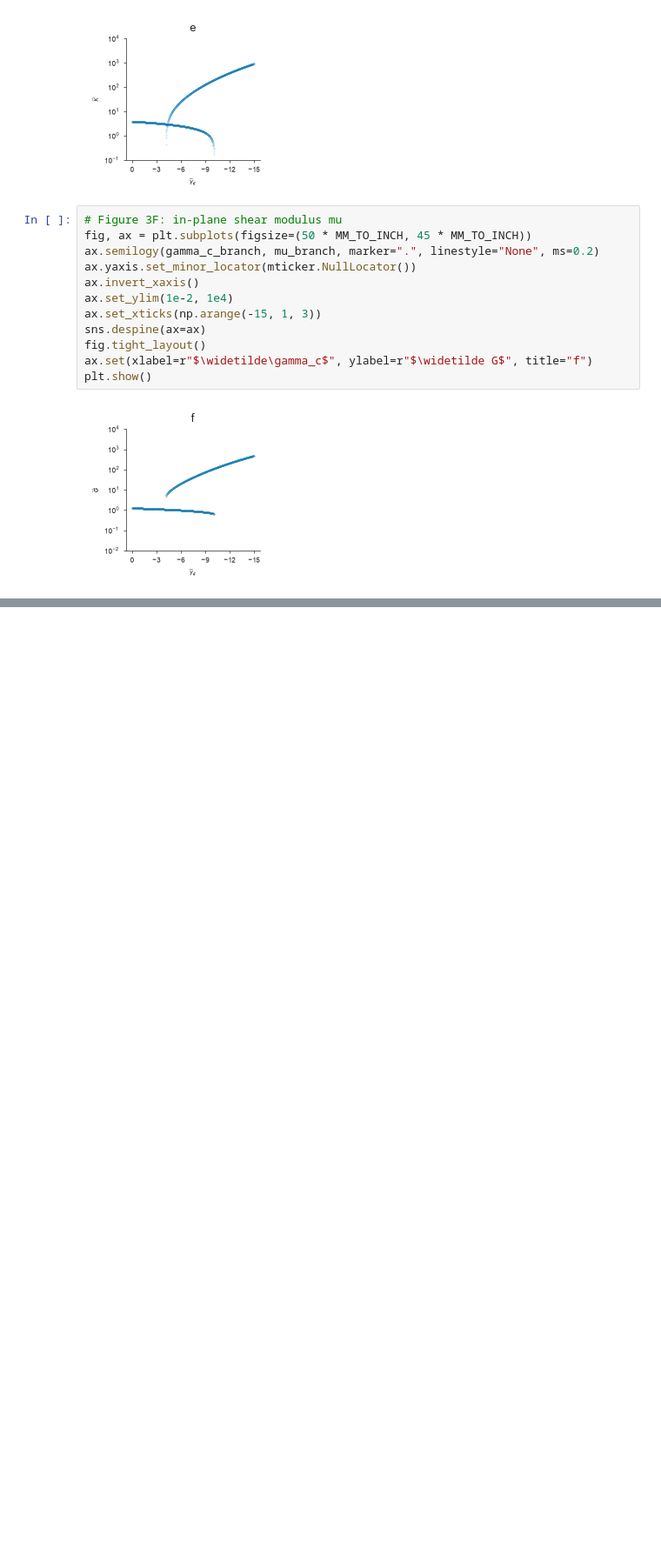
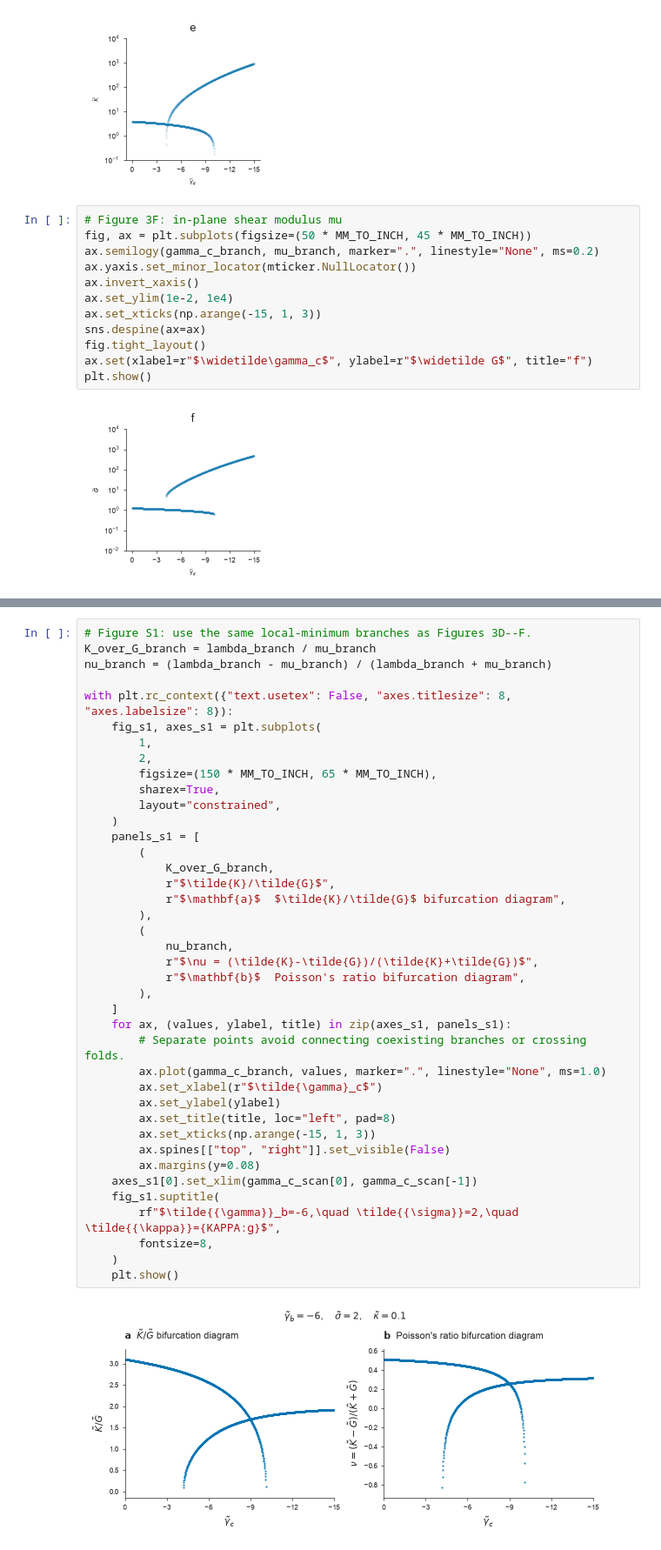
Before and after one commit to KodaiTerada/mechanics-3D-CVM, a Jupyter notebook: notebooks/fig3.ipynb, the cells around one changed output, grey strips where cells are left out. Shown at 87% size. Cells and saved outputs as stored; diff of their text form; blank space fills up the shorter version.

```diff
--- a/notebooks/fig3.ipynb
+++ b/notebooks/fig3.ipynb
@@ -340,0 +348,42 @@ plt.show()
+# %%
+# Figure S1: use the same local-minimum branches as Figures 3D--F.
+K_over_G_branch = lambda_branch / mu_branch
+nu_branch = (lambda_branch - mu_branch) / (lambda_branch + mu_branch)
+
+with plt.rc_context({"text.usetex": False, "axes.titlesize": 8, "axes.labelsize": 8}):
+    fig_s1, axes_s1 = plt.subplots(
+        1,
+        2,
+        figsize=(150 * MM_TO_INCH, 65 * MM_TO_INCH),
+        sharex=True,
+        layout="constrained",
+    )
+    panels_s1 = [
+        (
+            K_over_G_branch,
+            r"$\tilde{K}/\tilde{G}$",
+            r"$\mathbf{a}$  $\tilde{K}/\tilde{G}$ bifurcation diagram",
+        ),
+        (
+            nu_branch,
+            r"$\nu = (\tilde{K}-\tilde{G})/(\tilde{K}+\tilde{G})$",
+            r"$\mathbf{b}$  Poisson's ratio bifurcation diagram",
+        ),
+    ]
+    for ax, (values, ylabel, title) in zip(axes_s1, panels_s1):
+        # Separate points avoid connecting coexisting branches or crossing folds.
+        ax.plot(gamma_c_branch, values, marker=".", linestyle="None", ms=1.0)
+        ax.set_xlabel(r"$\tilde{\gamma}_c$")
+        ax.set_ylabel(ylabel)
+        ax.set_title(title, loc="left", pad=8)
+        ax.set_xticks(np.arange(-15, 1, 3))
+        ax.spines[["top", "right"]].set_visible(False)
+        ax.margins(y=0.08)
+    axes_s1[0].set_xlim(gamma_c_scan[0], gamma_c_scan[-1])
+    fig_s1.suptitle(
+        rf"$\tilde{{\gamma}}_b=-6,\quad \tilde{{\sigma}}=2,\quad \tilde{{\kappa}}={KAPPA:g}$",
+        fontsize=8,
+    )
+    plt.show()
+# %% [output]
+[figure, added]
```
Also changed, not shown: parts of 2 cells of this notebook, 4 other files.
